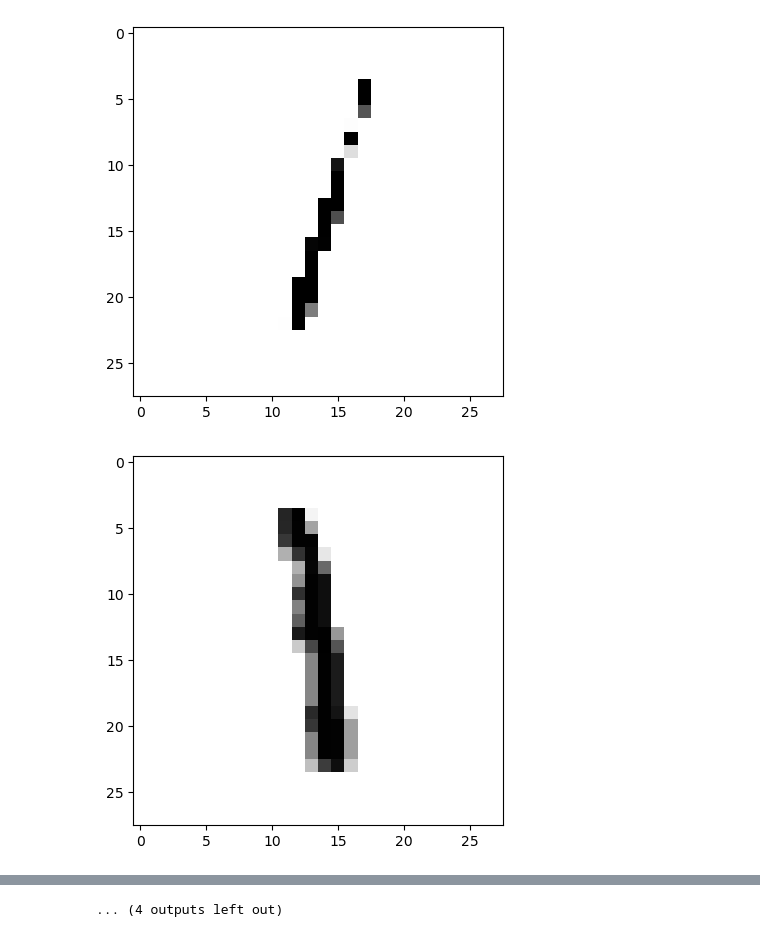
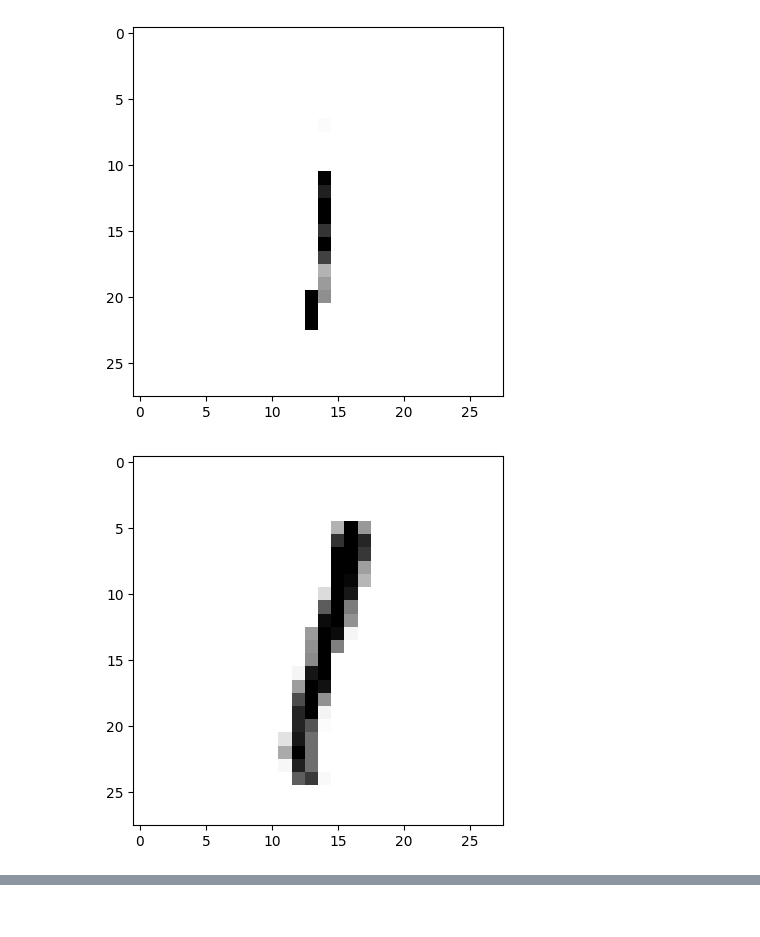
Before and after one commit to kartoone/nn3, a Jupyter notebook: colab/auotoencoder.ipynb, the cells around one changed output, grey strips where cells are left out. Cells and saved outputs as stored; diff of their text form; code cells hidden in the pictures.

```diff
--- a/colab/auotoencoder.ipynb
+++ b/colab/auotoencoder.ipynb
@@ -171,7 +205,7 @@ with torch.no_grad():
             outputs = autoencoder(inputimg)
             plt.imshow(outputs.to("cpu").view(28, 28), cmap="gray_r")
             plt.show()
-        inputimgs = [inputs[i] for i in [2, 29, 31, 40, 57, 59]]
+        inputimgs = [inputs[i] for i in [40, 57]]
         for img in inputimgs:
             plt.imshow(img[0], cmap="gray_r")
             plt.show()
@@ -189,2 +223,2 @@ with torch.no_grad():
-[figure, old version]
+[figure, new version]
-[figure, old version]
+[figure, new version]
@@ -196 +225,0 @@ with torch.no_grad():
-... (4 outputs left out)
```
Also changed, not shown: parts of 5 cells of this notebook.
